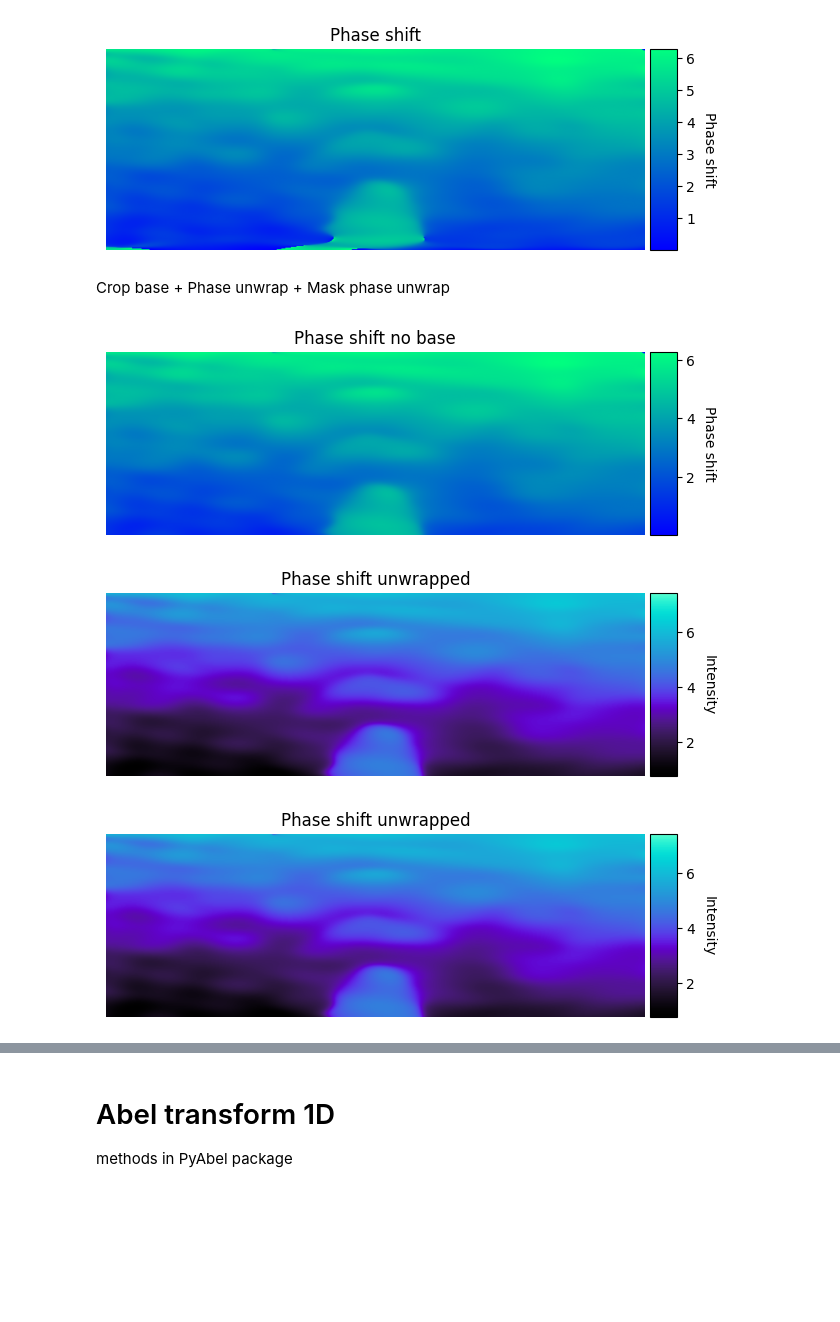
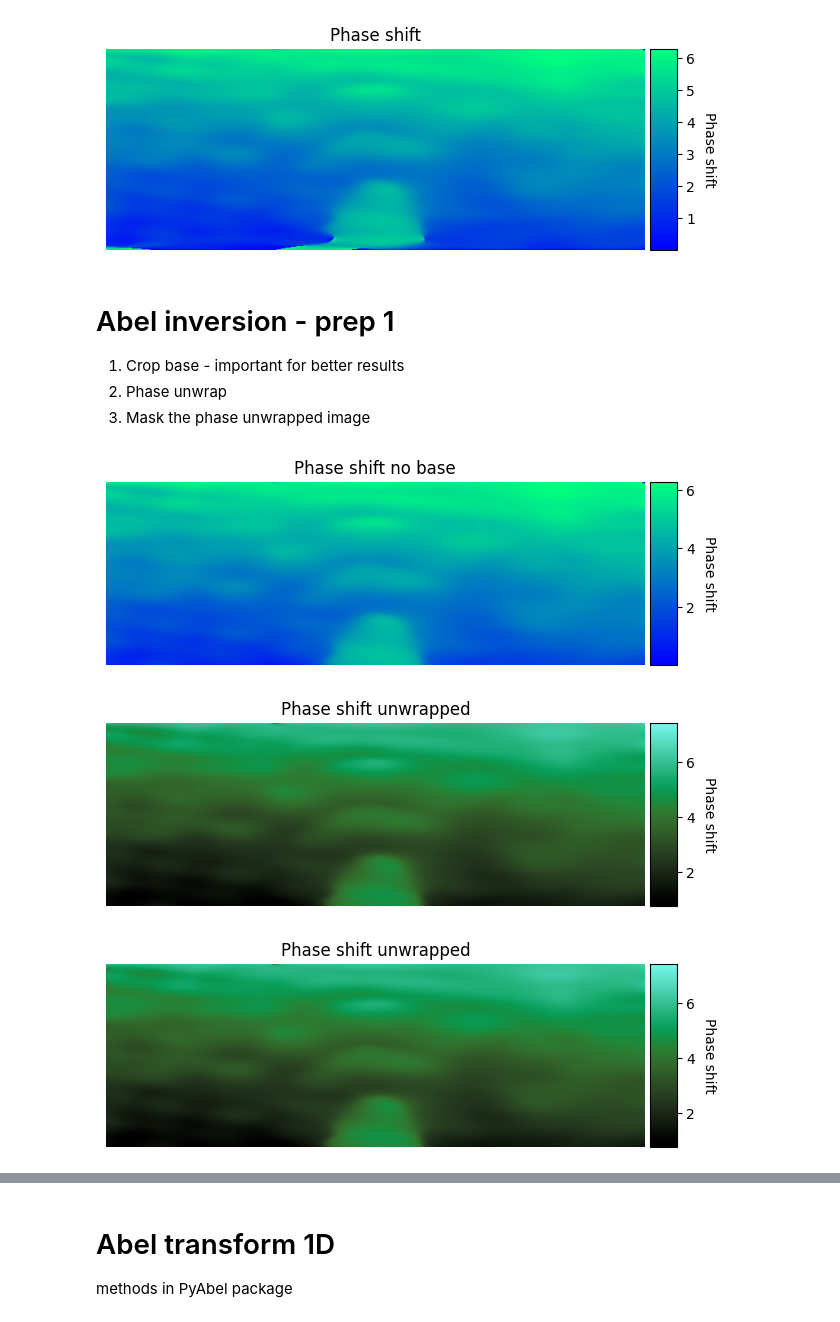
Before and after one commit to josef-codes/Abel-inversion, a Jupyter notebook: src/Phase_shift_extraction_automated.ipynb, the cells around one changed output, grey strips where cells are left out. Drawn from its saved outputs; the diff is of its cells as text; code cells hidden in the pictures; blank space fills up the shorter version.

```diff
--- a/src/Phase_shift_extraction_automated.ipynb
+++ b/src/Phase_shift_extraction_automated.ipynb
@@ -299,27 +241,30 @@ fig = global_functions_im.plot_image(phase_shift, title='Phase shift', cmap='win
 # %% [output]
 [figure]
 # %% [markdown]
-Crop base + Phase unwrap + Mask phase unwrap
+# Abel inversion - prep 1
+1. Crop base - important for better results
+2. Phase unwrap
+3. Mask the phase unwrapped image
 # %%
 ## --- CROP base ---
 num_crop_2090_H0 = 23
 phase_shift_crop = functions_phase_shift.crop_img_base(phase_shift, num_crop_2090_H0)
 fig = global_functions_im.plot_image(phase_shift_crop, title='Phase shift no base', cmap='winter',colorbar_label='Phase shift') # arctic
 ## --- Phase UNWRAP with step function algorithms ---
 # openCV library
 # image_unwrapped = unwrap_phase(phase_shift, wrap_around=(False, False))
 # image_unwrapped = np.unwrap(np.unwrap(phase_shift, axis=0), axis=1)
 from skimage.restoration import unwrap_phase
 image_unwrapped = unwrap_phase(phase_shift_crop)
-global_functions_im.plot_image(image_unwrapped, title='Phase shift unwrapped', cmap=cmr.cosmic) # prinsenvlag, iceburn, redshift
+global_functions_im.plot_image(image_unwrapped, title='Phase shift unwrapped', cmap=cmr.emerald,colorbar_label='Phase shift') # prinsenvlag, iceburn, redshift
 # global_functions_im.save_tiff(image_unwrapped, r"C:\Users\User\z\Desktop\WUT\Diplomka\ZPRACOVÁNÍ\Data testing\processing_project\Abel-inversion\output\random_test.jpg")
 # wrapped_phase is your 2D numpy array in (−π,π]
 #mage_unwrapped = pywrap.unwrap_branch_cut(phase_shift)
 # or for the Poisson solver
 #unwrapped_ls = pywrap.unwrap_least_squares(phase_shift)
 #plot_image(image_unwrapped, title='Phase shift', cmap=cmr.redshift) # prinsenvlag, iceburn, redshift
 # %% [output]
 [figure]
-[figure, old version]
+[figure, new version]
-[figure, old version]
+[figure, new version]
 # %% [markdown]
```
Also changed, not shown: parts of 15 cells of this notebook, 4 other files.
